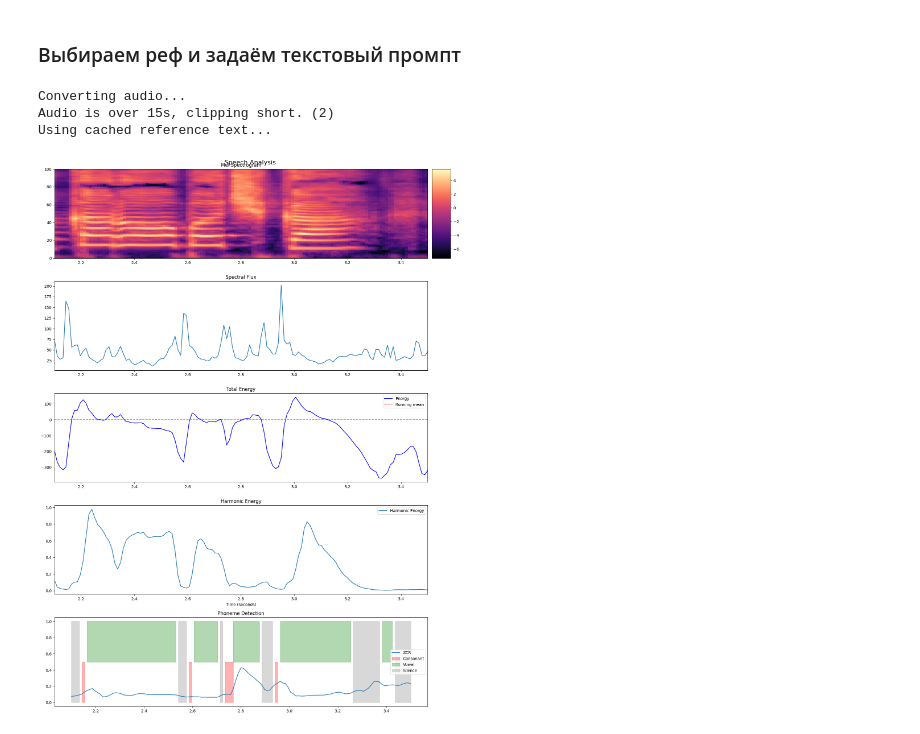
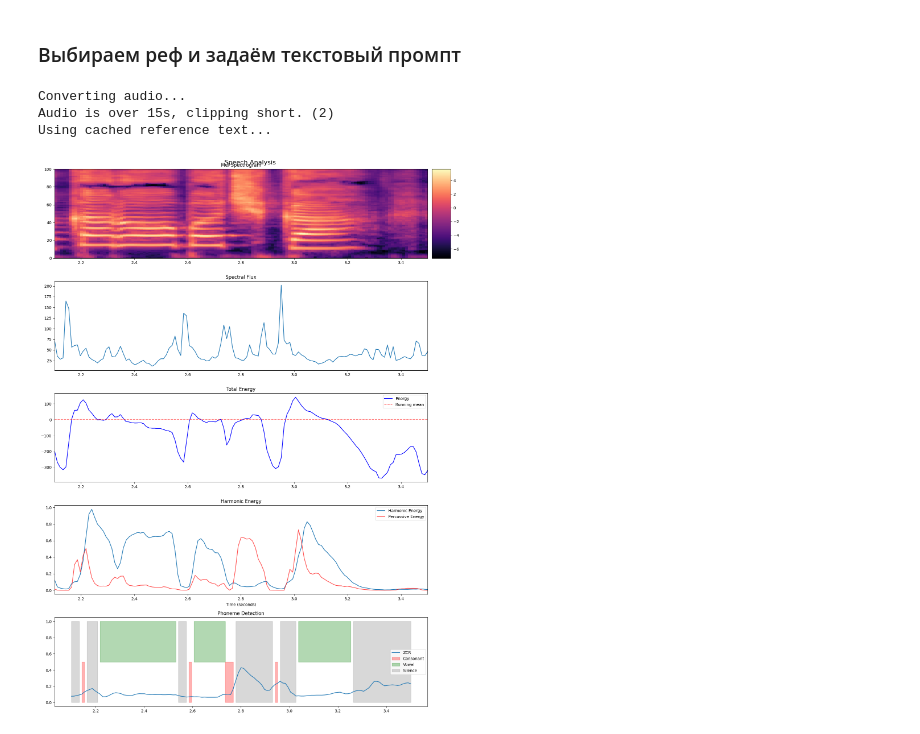
Before and after one commit to Kiberchaika/F5-TTS-Fork, a Jupyter notebook: basic_phoneme_study.ipynb, the cells around one changed output. Cells and saved outputs as stored; diff of their text form; code cells hidden in the pictures.

Commit message:
Harmonic energy update for phoneme study

```diff
--- a/basic_phoneme_study.ipynb
+++ b/basic_phoneme_study.ipynb
@@ -236,9 +236,17 @@ def calculate_features(audio, sr, mel_spec):
     D = librosa.stft(audio, n_fft=frame_length, hop_length=hop_length)
     H, P = librosa.decompose.hpss(D)
     harmonic_energy = np.sum(np.abs(H), axis=0)  # Sum across frequencies
+    percussive_energy = np.sum(np.abs(P), axis=0)  # Sum across frequencies
 
-    # Normalize harmonic energy
+    energy_ratio = harmonic_energy / (percussive_energy + 1e-10)
+
+    # Adaptive thresholding using distribution
+    harmonic_mean = np.mean(harmonic_energy)
+    harmonic_std = np.std(harmonic_energy)
+
+    # Normalize energies
     harmonic_energy = (harmonic_energy - np.min(harmonic_energy)) / (np.max(harmonic_energy) - np.min(harmonic_energy) + 1e-10)
+    percussive_energy = (percussive_energy - np.min(percussive_energy)) / (np.max(percussive_energy) - np.min(percussive_energy) + 1e-10)
 
     # Ensure all features have exactly n_frames length
     hnr_values = np.array(hnr_values)[:n_frames]
@@ -253,16 +261,14 @@ def calculate_features(audio, sr, mel_spec):
     if len(harmonic_energy) < n_frames:
         harmonic_energy = np.pad(harmonic_energy, (0, n_frames - len(harmonic_energy)), mode='constant')
 
-    return hnr_values, zcr, harmonic_energy
+    return hnr_values, zcr, harmonic_energy, percussive_energy, energy_ratio
 
 # Previous feature calculation code remains the same until segmentation
 
-def segment_phonemes(spectral_flux, energy, hnr, zcr):
+def segment_phonemes(spectral_flux, energy, hnr, zcr, harmonic_energy, percussive_energy):
     # Normalize all features to [0,1]
     flux_norm = (spectral_flux - np.min(spectral_flux)) / (np.max(spectral_flux) - np.min(spectral_flux) + 1e-10)
     energy_norm = (energy - np.min(energy)) / (np.max(energy) - np.min(energy) + 1e-10)
-    hnr_norm = (hnr - np.min(hnr)) / (np.max(hnr) - np.min(hnr) + 1e-10)
-    zcr_norm = (zcr - np.min(zcr)) / (np.max(zcr) - np.min(zcr) + 1e-10)
 
     # Calculate running statistics for both systems
     # System 1 - Consonant detection
@@ -282,7 +288,7 @@ def segment_phonemes(spectral_flux, energy, hnr, zcr):
     # System 1: Consonant detection
     in_consonant = False
     consonant_start = 0
-    min_consonant_duration = int(0.03 * frames_per_second)  # 10ms in frames
+    min_consonant_duration = int(0.03 * frames_per_second)  # 30ms in frames
 
     for i in range(len(consonants)):
         if not in_consonant:
@@ -305,24 +311,10 @@ def segment_phonemes(spectral_flux, energy, hnr, zcr):
     energy_threshold = running_mean_2 - running_std_2 * 0.5
     active_speech = energy_norm > energy_threshold
 
-    # Find spectral flux peaks for extra consonant detection
-    flux_peaks = scipy.signal.find_peaks(flux_norm, height=0.3, distance=10)[0]
-
-    # Mark vowels in active speech regions
+    # Mark vowels in active speech regions where harmonic energy dominates
     for i in range(len(vowels)):
-        if active_speech[i]:
-            is_consonant = ((flux_norm[i] > 0.4) or
-                          (zcr_norm[i] > 0.6 and hnr_norm[i] < 0.4))
-            if not is_consonant:
-                vowels[i] = 1
-
-    # Add vowels at flux peaks
-    for peak in flux_peaks:
-        if active_speech[peak]:
-            window_radius = 2
-            start_idx = max(0, peak - window_radius)
-            end_idx = min(len(vowels), peak + window_radius + 1)
-            vowels[start_idx:end_idx] = 0  # Remove vowels around flux peaks
+        if active_speech[i] and harmonic_energy[i] > percussive_energy[i]:
+            vowels[i] = 1
 
     # Smooth vowel detection
     vowels = scipy.ndimage.median_filter(vowels, size=3)
@@ -344,10 +336,11 @@ first_audio, sr, mel_spec, first_trajectory = infer_single_process(
 # Calculate all features with aligned time axes
 spectral_flux = calculate_spectral_flux(mel_spec)
 total_energy = calculate_total_energy(mel_spec)
-hnr, zcr, harmonic_energy = calculate_features(first_audio, sr, mel_spec)
+hnr, zcr, harmonic_energy, percussive_energy, energy_ratio = calculate_features(first_audio, sr, mel_spec)
 
 # Perform segmentation
-consonants, vowels, running_mean_1, running_mean_2 = segment_phonemes(spectral_flux, total_energy, hnr, zcr)
+consonants, vowels, running_mean_1, running_mean_2 = segment_phonemes(
+    spectral_flux, total_energy, hnr, zcr, harmonic_energy, percussive_energy)
 
 # Ensure all arrays are the same length before zooming
 def fix_length(array, target_length):
@@ -383,6 +376,8 @@ vowels_zoomed = fix_length(vowels[frame_start:frame_end], len(time_axis_zoomed))
 running_mean_1_zoomed = fix_length(running_mean_1[frame_start:frame_end], len(time_axis_zoomed))
 running_mean_2_zoomed = fix_length(running_mean_2[frame_start:frame_end], len(time_axis_zoomed))
 harmonic_energy_zoomed = fix_length(harmonic_energy[frame_start:frame_end], len(time_axis_zoomed))
+percussive_energy_zoomed = fix_length(percussive_energy[frame_start:frame_end], len(time_axis_zoomed))
+energy_ratio_zoomed = fix_length(energy_ratio[frame_start:frame_end], len(time_axis_zoomed))
 
 # Create time axis for zoomed section
 time_axis_zoomed = np.linspace(zoom_start_in_seconds, zoom_end_in_seconds, len(spectral_flux_zoomed))
@@ -417,6 +412,7 @@ fig.add_subplot(gs[2, 1]).set_visible(False)
 # 4. Harmonics
 ax3 = fig.add_subplot(gs[3, 0])
 ax3.plot(time_axis_zoomed, harmonic_energy_zoomed, label='Harmonic Energy')
+ax3.plot(time_axis_zoomed, percussive_energy_zoomed, 'r-', label='Percussive Energy', alpha=0.7)
 ax3.set_title('Harmonic Energy')
 ax3.legend()
 fig.add_subplot(gs[3, 1]).set_visible(False)
@@ -429,32 +425,32 @@ ax4.set_title('Phoneme Detection')
 # Add phoneme detections as background colors
 ax4.fill_between(time_axis_zoomed, 0, 0.5, where=consonants_zoomed == 1,
                 color='red', alpha=0.3, label='Consonant')
 ax4.fill_between(time_axis_zoomed, 0.5, 1, where=vowels_zoomed == 1,
                 color='green', alpha=0.3, label='Vowel')
 ax4.fill_between(time_axis_zoomed, 0, 1, where=(consonants_zoomed == 0) & (vowels_zoomed == 0),
                 color='gray', alpha=0.3, label='Silence')
 ax4.legend()
 
 # Add empty axes for alignment
 fig.add_subplot(gs[4, 1]).set_visible(False)
 
 # Share x-axis
 for ax in [ax0, ax1, ax2, ax3]:
     ax.set_xlim(time_axis_zoomed[0], time_axis_zoomed[-1])
 
 # Set common x-label
 ax3.set_xlabel('Time (seconds)')
 
 # Adjust layout
 plt.tight_layout()
 plt.show()
 
 # Save and play zoomed audio
 sf.write("phoneme_test_nostretch.mp3", zoomed_audio, sr)
 display(Audio("phoneme_test_nostretch.mp3"))
 # %% [output]
 Converting audio...
 Audio is over 15s, clipping short. (2)
 Using cached reference text...
-[figure, old version]
+[figure, new version]
 [interactive output not drawn]
```
